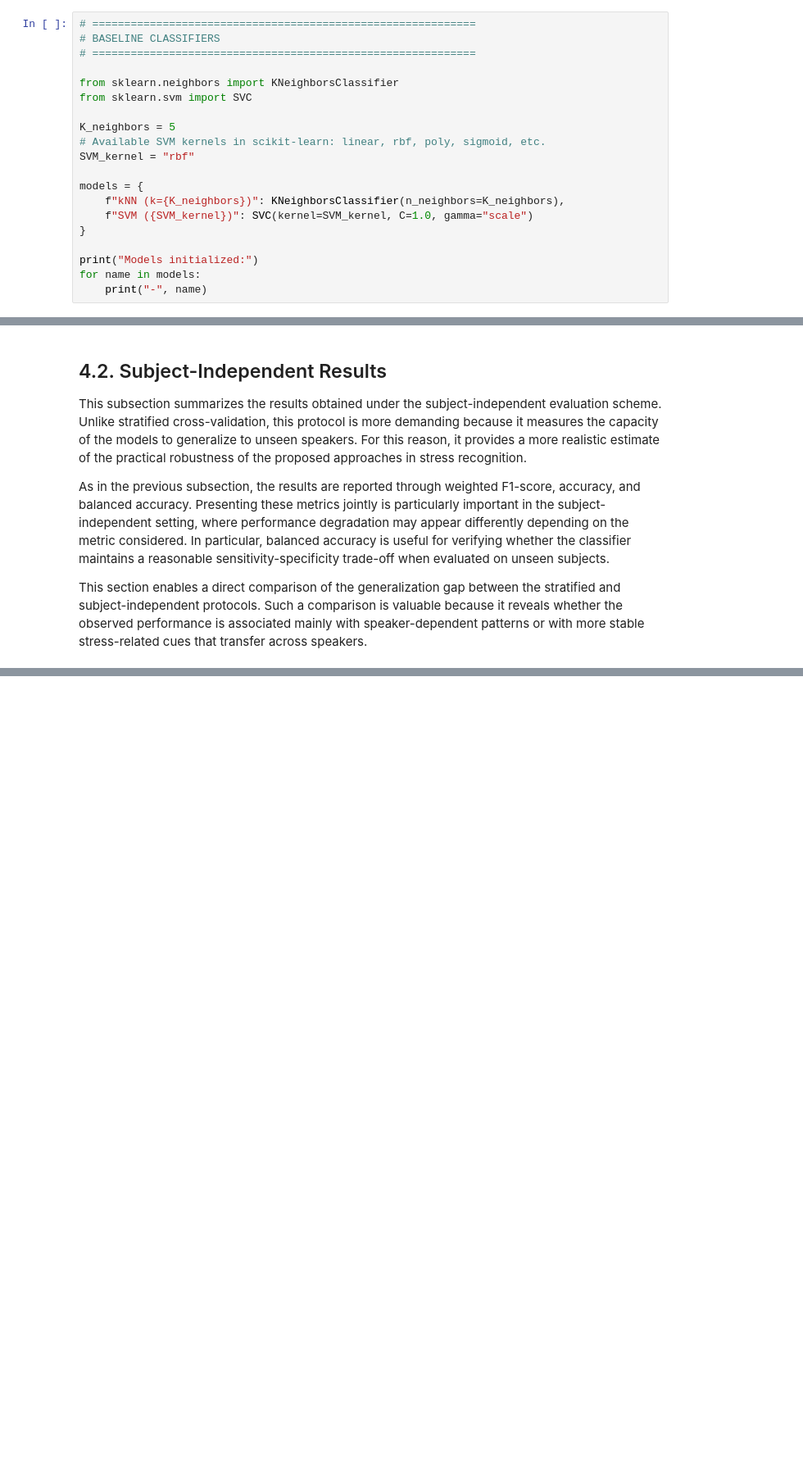
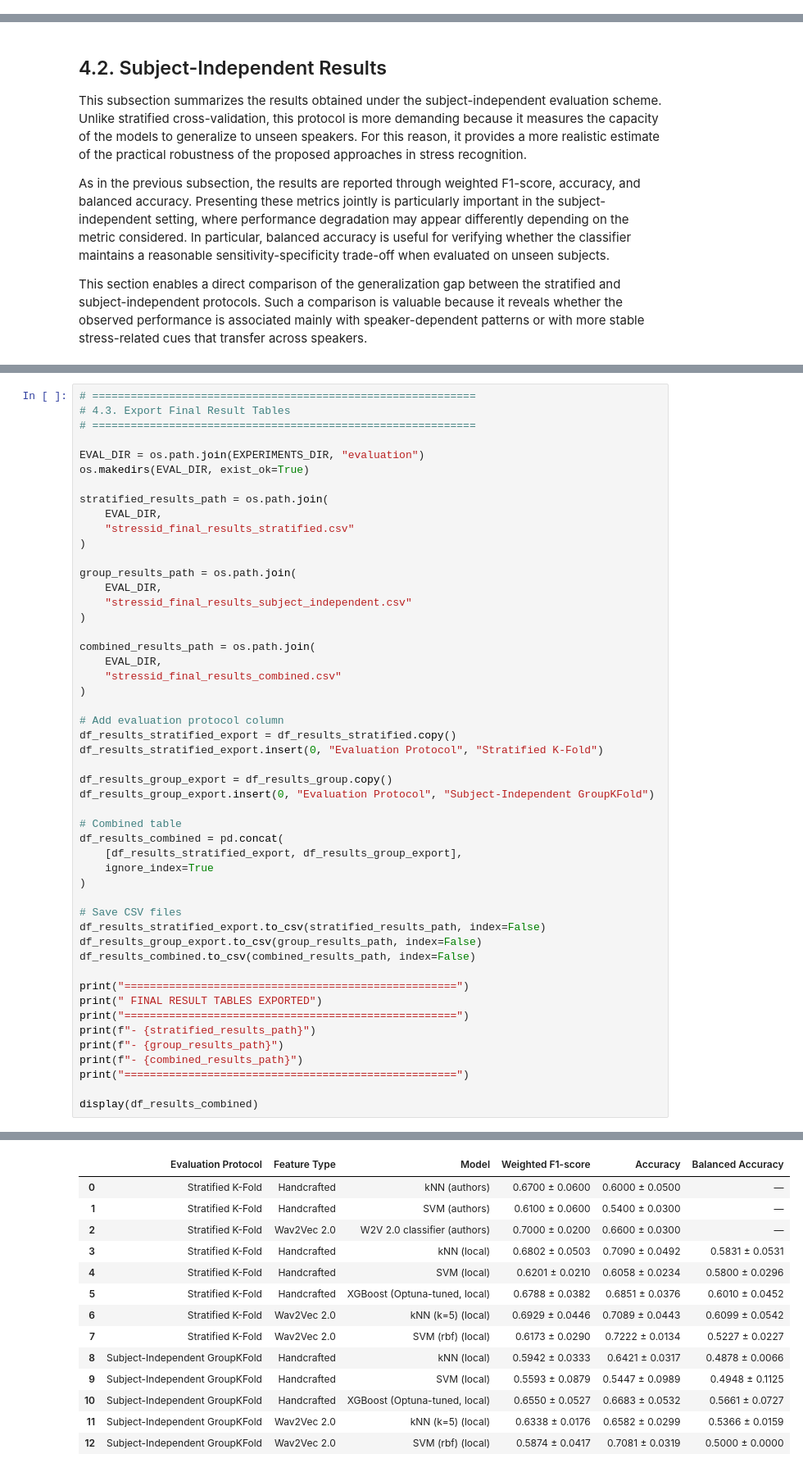
Before and after one commit to gabasosa/thesis-stress-recognition, a Jupyter notebook: notebooks/thesis_main_notebook.ipynb, the cells around one changed output, grey strips where cells are left out. Shown at 82% size. Cells and saved outputs as stored; diff of their text form; blank space fills up the shorter version.

Commit message:
Refactor notebook for Colab execution and reproducible result reporting

```diff
--- a/notebooks/thesis_main_notebook.ipynb
+++ b/notebooks/thesis_main_notebook.ipynb
@@ -1928,20 +2088,0 @@ Positive ratio: 0.708994708994709
-# %%
-# ============================================================
-# BASELINE CLASSIFIERS
-# ============================================================
-
-from sklearn.neighbors import KNeighborsClassifier
-from sklearn.svm import SVC
-
-K_neighbors = 5
-# Available SVM kernels in scikit-learn: linear, rbf, poly, sigmoid, etc.
-SVM_kernel = "rbf"
-
-models = {
-    f"kNN (k={K_neighbors})": KNeighborsClassifier(n_neighbors=K_neighbors),
-    f"SVM ({SVM_kernel})": SVC(kernel=SVM_kernel, C=1.0, gamma="scale")
-}
-
-print("Models initialized:")
-for name in models:
-    print("-", name)
@@ -2257,0 +2299,51 @@ Feature Type                  Model Weighted F1-score        Accuracy Balanced A
+# %%
+# ============================================================
+# 4.3. Export Final Result Tables
+# ============================================================
+
+EVAL_DIR = os.path.join(EXPERIMENTS_DIR, "evaluation")
+os.makedirs(EVAL_DIR, exist_ok=True)
+
+stratified_results_path = os.path.join(
+    EVAL_DIR,
+    "stressid_final_results_stratified.csv"
+)
+
+group_results_path = os.path.join(
+    EVAL_DIR,
+    "stressid_final_results_subject_independent.csv"
+)
+
+combined_results_path = os.path.join(
+    EVAL_DIR,
+    "stressid_final_results_combined.csv"
+)
+
+# Add evaluation protocol column
+df_results_stratified_export = df_results_stratified.copy()
+df_results_stratified_export.insert(0, "Evaluation Protocol", "Stratified K-Fold")
+
+df_results_group_export = df_results_group.copy()
+df_results_group_export.insert(0, "Evaluation Protocol", "Subject-Independent GroupKFold")
+
+# Combined table
+df_results_combined = pd.concat(
+    [df_results_stratified_export, df_results_group_export],
+    ignore_index=True
+)
+
+# Save CSV files
+df_results_stratified_export.to_csv(stratified_results_path, index=False)
+df_results_group_export.to_csv(group_results_path, index=False)
+df_results_combined.to_csv(combined_results_path, index=False)
+
+print("====================================================")
+print(" FINAL RESULT TABLES EXPORTED")
+print("====================================================")
+print(f"- {stratified_results_path}")
+print(f"- {group_results_path}")
+print(f"- {combined_results_path}")
+print("====================================================")
+
+display(df_results_combined)
+# %% [output]
@@ -2257,0 +2357,14 @@ Feature Type                  Model Weighted F1-score        Accuracy Balanced A
+|  | Evaluation Protocol | Feature Type | Model | Weighted F1-score | Accuracy | Balanced Accuracy |
+| 0 | Stratified K-Fold | Handcrafted | kNN (authors) | 0.6700 ± 0.0600 | 0.6000 ± 0.0500 | — |
+| 1 | Stratified K-Fold | Handcrafted | SVM (authors) | 0.6100 ± 0.0600 | 0.5400 ± 0.0300 | — |
+| 2 | Stratified K-Fold | Wav2Vec 2.0 | W2V 2.0 classifier (authors) | 0.7000 ± 0.0200 | 0.6600 ± 0.0300 | — |
+| 3 | Stratified K-Fold | Handcrafted | kNN (local) | 0.6802 ± 0.0503 | 0.7090 ± 0.0492 | 0.5831 ± 0.0531 |
+| 4 | Stratified K-Fold | Handcrafted | SVM (local) | 0.6201 ± 0.0210 | 0.6058 ± 0.0234 | 0.5800 ± 0.0296 |
+| 5 | Stratified K-Fold | Handcrafted | XGBoost (Optuna-tuned, local) | 0.6788 ± 0.0382 | 0.6851 ± 0.0376 | 0.6010 ± 0.0452 |
+| 6 | Stratified K-Fold | Wav2Vec 2.0 | kNN (k=5) (local) | 0.6929 ± 0.0446 | 0.7089 ± 0.0443 | 0.6099 ± 0.0542 |
+| 7 | Stratified K-Fold | Wav2Vec 2.0 | SVM (rbf) (local) | 0.6173 ± 0.0290 | 0.7222 ± 0.0134 | 0.5227 ± 0.0227 |
+| 8 | Subject-Independent GroupKFold | Handcrafted | kNN (local) | 0.5942 ± 0.0333 | 0.6421 ± 0.0317 | 0.4878 ± 0.0066 |
+| 9 | Subject-Independent GroupKFold | Handcrafted | SVM (local) | 0.5593 ± 0.0879 | 0.5447 ± 0.0989 | 0.4948 ± 0.1125 |
+| 10 | Subject-Independent GroupKFold | Handcrafted | XGBoost (Optuna-tuned, local) | 0.6550 ± 0.0527 | 0.6683 ± 0.0532 | 0.5661 ± 0.0727 |
+| 11 | Subject-Independent GroupKFold | Wav2Vec 2.0 | kNN (k=5) (local) | 0.6338 ± 0.0176 | 0.6582 ± 0.0299 | 0.5366 ± 0.0159 |
+| 12 | Subject-Independent GroupKFold | Wav2Vec 2.0 | SVM (rbf) (local) | 0.5874 ± 0.0417 | 0.7081 ± 0.0319 | 0.5000 ± 0.0000 |
```
Also changed, not shown: parts of 18 cells of this notebook.
